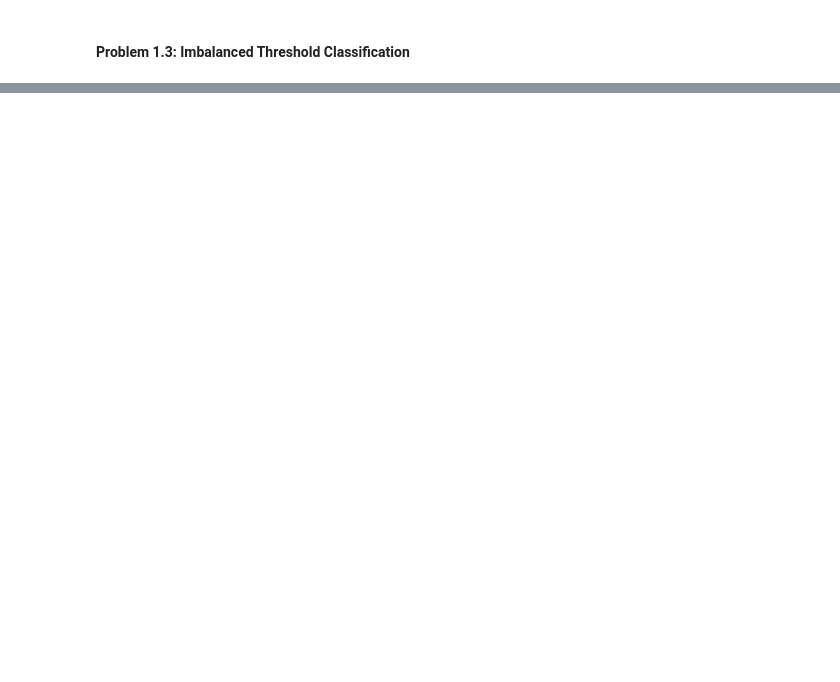
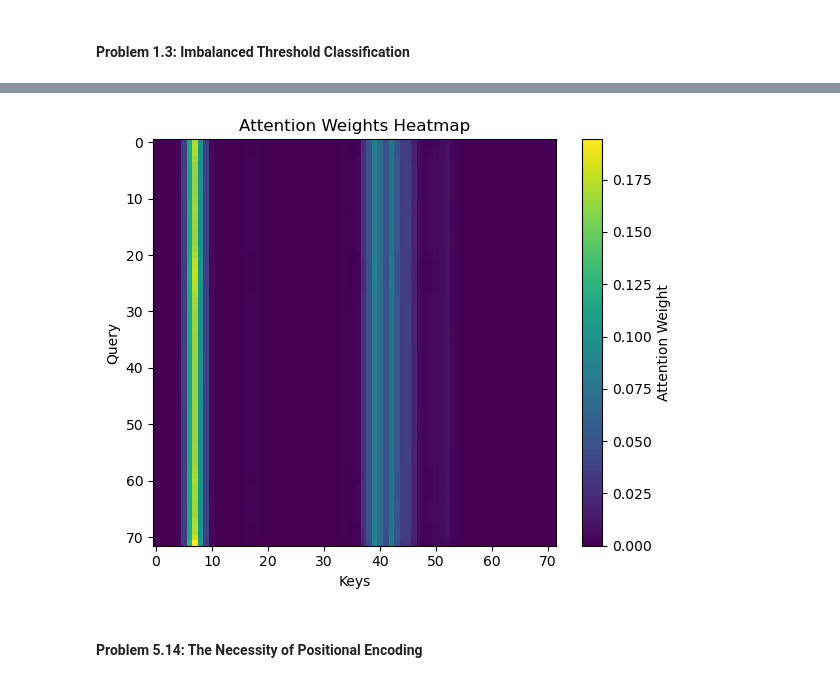
Before and after one commit to dwaipayanhaldar/E1-213-Pattern-Recognition-Neural-Network, a Jupyter notebook: Assignment_2/E1_213_A2_Dwaipayan_Haldar_code.ipynb, the cells around one changed output, grey strips where cells are left out. Drawn from its saved outputs; the diff is of its cells as text; code cells hidden in the pictures; blank space fills up the shorter version.

```diff
--- a/Assignment_2/E1_213_A2_Dwaipayan_Haldar_code.ipynb
+++ b/Assignment_2/E1_213_A2_Dwaipayan_Haldar_code.ipynb
@@ -160,0 +508,27 @@ Weighted BCE:
+# %%
+torch.manual_seed(25)
+torch.mps.manual_seed(25)
+
+attention_model = SingleHeadTansformer(1, 128, 1).to(device)
+
+N = len(data_regression)
+
+train_indices = list(range(int(0.7*N)))
+val_indices   = list(range(int(0.7*N), int(0.85*N)))
+test_indices  = list(range(int(0.85*N), N))
+
+train_dataset = Subset(data_regression, train_indices)
+val_dataset   = Subset(data_regression, val_indices)
+test_dataset  = Subset(data_regression, test_indices)
+
+train_dataloader = DataLoader(train_dataset, batch_size= 32, shuffle=False)
+val_dataloader = DataLoader(val_dataset, batch_size= 32, shuffle=False)
+test_dataloader = DataLoader(test_dataset, batch_size= 32, shuffle=False)
+
+learning_rate =1e-3
+loss_fn = nn.MSELoss()
+optimizer1 = torch.optim.Adam(attention_model.parameters(), lr=learning_rate)
+epochs = 100
+
+train_loop(train_dataloader, val_dataloader, attention_model, loss_fn, optimizer1, epochs, patience=10)
+_,_ = test_loop(test_dataloader, attention_model, loss_fn)
@@ -160,0 +541,16 @@ Weighted BCE:
+# %%
+attention_weight_matrix = attention_model.get_attention_weights(test_dataset[0][0].to(device).unsqueeze(0))
+
+plt.figure(figsize=(6, 5))
+plt.imshow(attention_weight_matrix.squeeze(0), cmap='viridis', aspect='auto')
+plt.colorbar(label='Attention Weight')
+plt.xlabel('Keys')
+plt.ylabel('Query')
+plt.title('Attention Weights Heatmap')
+plt.tight_layout()
+plt.savefig('attention_weights_heatmap.png', dpi=150)
+plt.show()
+# %% [output]
+[figure, added]
+# %% [markdown]
+#### **Problem 5.14**: The Necessity of Positional Encoding
```
Also changed, not shown: parts of 42 cells of this notebook, 6 other files.
